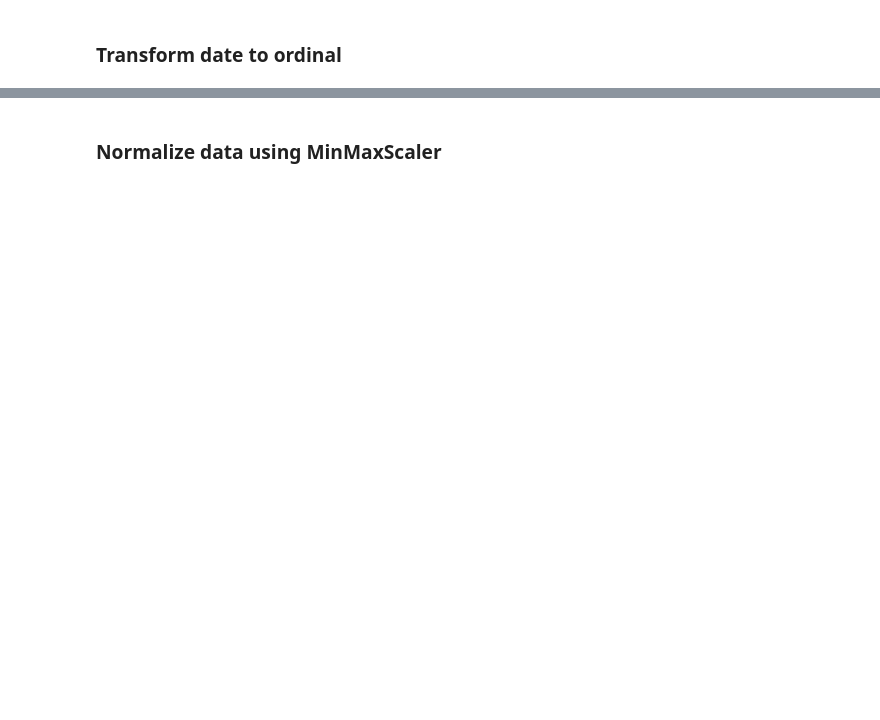
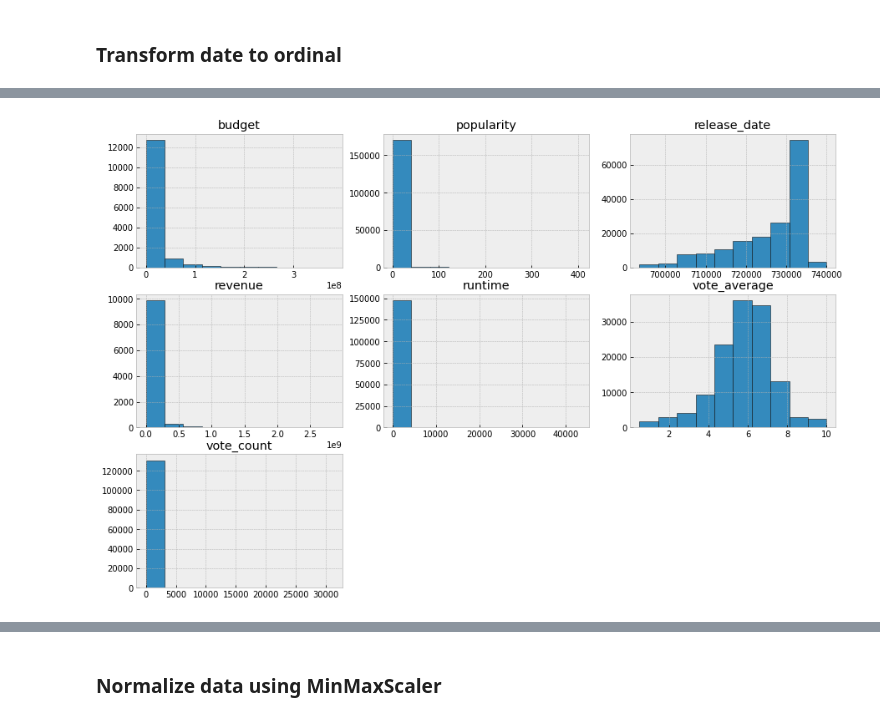
Before and after one commit to juanagsolano/content_based_filtering, a Jupyter notebook: ml_model.ipynb, the cells around one changed output, grey strips where cells are left out. Saved outputs shown, nothing was run; the diff lists cells and outputs as text; code cells hidden in the pictures; blank space fills up the shorter version.

```diff
--- a/ml_model.ipynb
+++ b/ml_model.ipynb
@@ -168,0 +174,11 @@ df
+# %%
+import matplotlib.pyplot as plt
+plt.figure(figsize=(15,10))
+plt.style.use("bmh")
+for i in range(7):
+    plt.subplot(3,3,i+1)
+    plt.hist(df.iloc[:,i],edgecolor="black")
+    plt.title(df.columns[i])
+plt.show()
+# %% [output]
+[figure, added]
```
Also changed, not shown: parts of 21 cells of this notebook, 14 other files.
